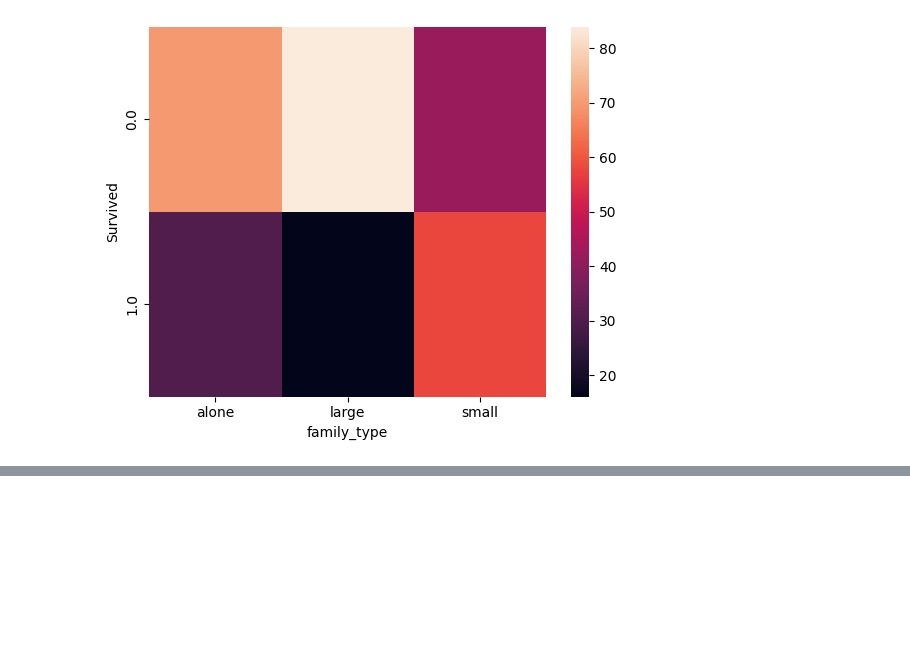
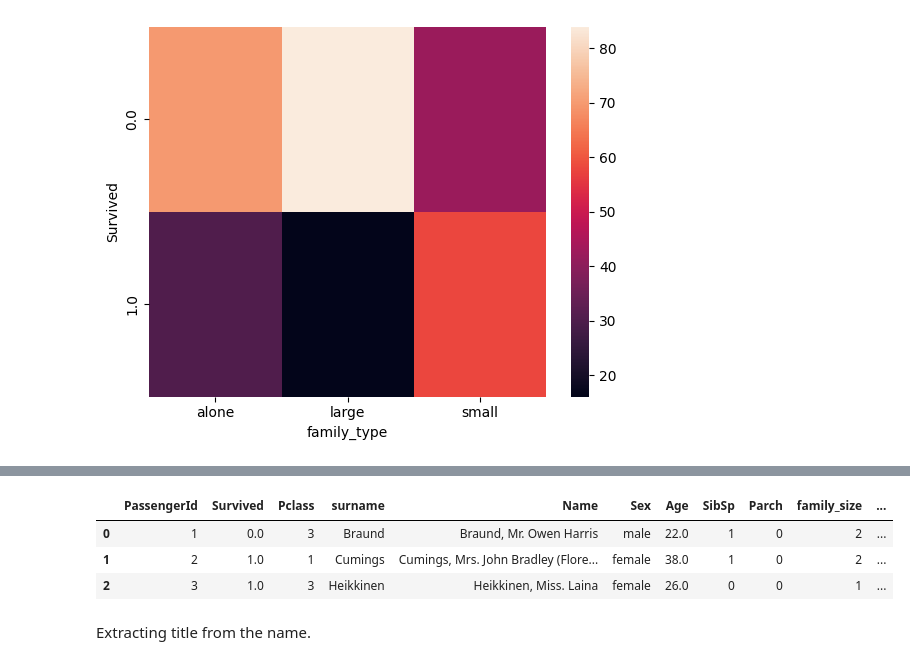
Before and after one commit to Muhammad-Waleed-Source/Exploratory-Data-Analysis, a Jupyter notebook: EDA.ipynb, the cells around one changed output, grey strips where cells are left out. Saved outputs shown, nothing was run; the diff lists cells and outputs as text; code cells hidden in the pictures; blank space fills up the shorter version.

```diff
--- a/EDA.ipynb
+++ b/EDA.ipynb
@@ -822,0 +841,6 @@ sns.heatmap(pd.crosstab(df['Survived'], df['family_type'], normalize='columns')*
+# %%
+# Ectracting surnames from Name col to identify the family members.
+
+surname = df['Name'].str.split(',').str.get(0).str.strip()
+
+surname
@@ -822,0 +864,9 @@ sns.heatmap(pd.crosstab(df['Survived'], df['family_type'], normalize='columns')*
+# %%
+df.head(3)
+# %% [output]
+|  | PassengerId | Survived | Pclass | surname | Name | Sex | Age | SibSp | Parch | family_size | ... |
+| 0 | 1 | 0.0 | 3 | Braund | Braund, Mr. Owen Harris | male | 22.0 | 1 | 0 | 2 | ... |
+| 1 | 2 | 1.0 | 1 | Cumings | Cumings, Mrs. John Bradley (Flore... | female | 38.0 | 1 | 0 | 2 | ... |
+| 2 | 3 | 1.0 | 3 | Heikkinen | Heikkinen, Miss. Laina | female | 26.0 | 0 | 0 | 1 | ... |
+# %% [markdown]
+Extracting title from the name.
```
Also changed, not shown: parts of 15 cells of this notebook.
